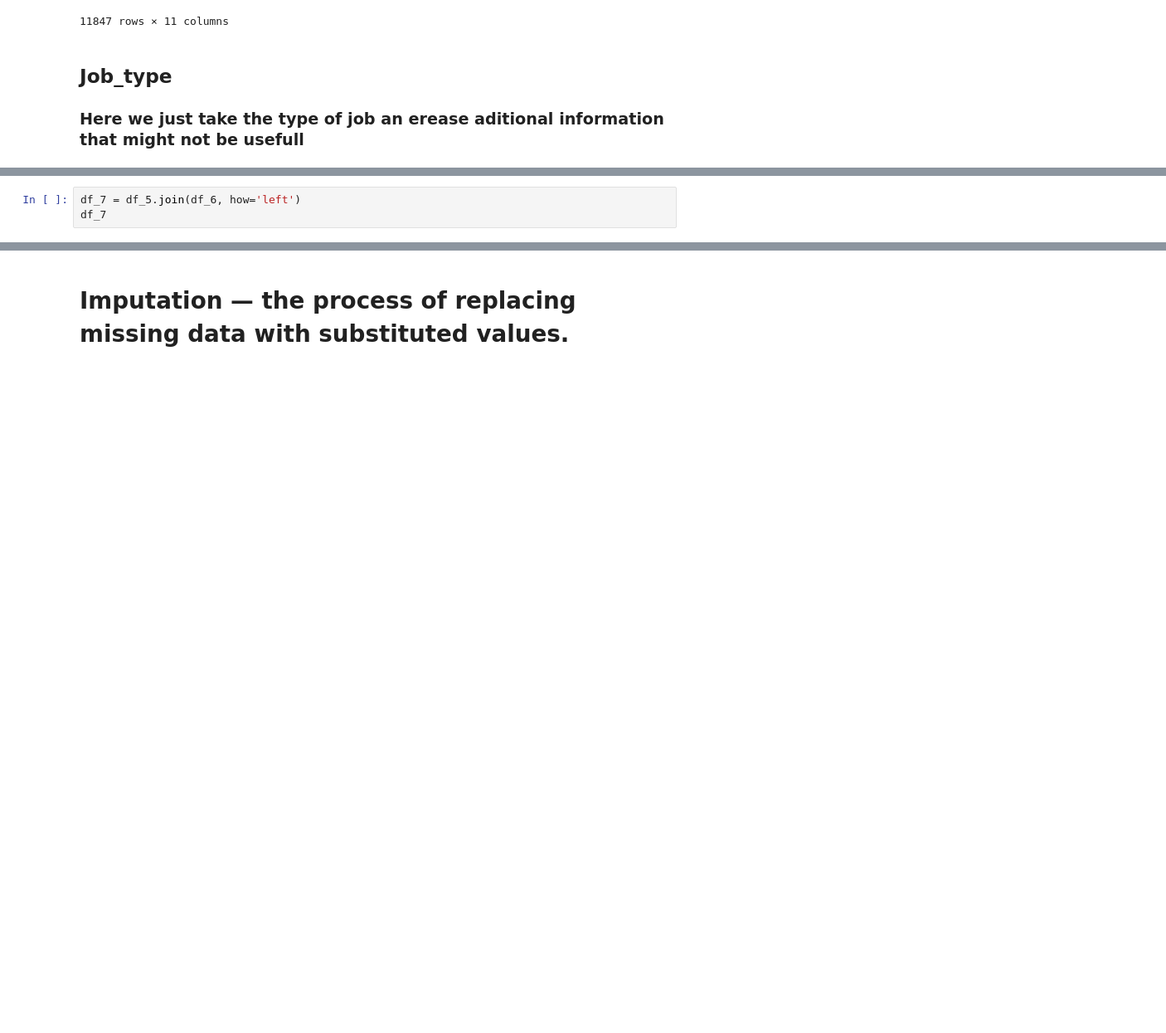
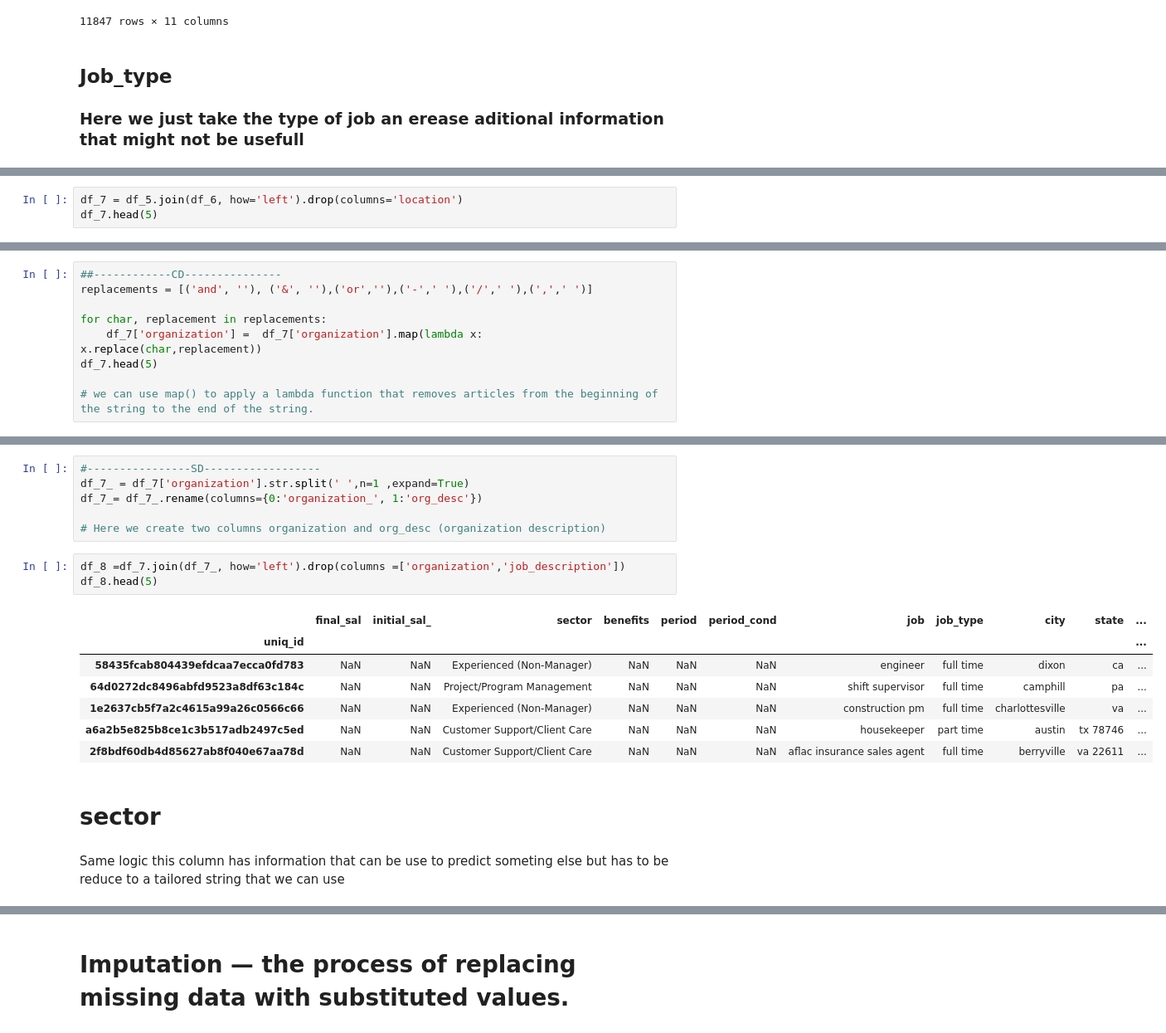
Before and after one commit to yohan-alfonso/Data_Cleansing_with_Python, a Jupyter notebook: main.ipynb, the cells around one changed output, grey strips where cells are left out. Shown at 83% size. Saved outputs shown, nothing was run; the diff lists cells and outputs as text; blank space fills up the shorter version.

```diff
--- a/main.ipynb
+++ b/main.ipynb
@@ -769,6 +714,6 @@ df_6
 | 40161cf61c283af9dc2b0a62947a5f1b | chicago | il 60609 |
 11847 rows × 2 columns
 # %%
-df_7 = df_5.join(df_6, how='left')
-df_7
+df_7 = df_5.join(df_6, how='left').drop(columns='location')
+df_7.head(5)
 # %% [output]
@@ -794,0 +731,9 @@ df_7
+# %%
+##------------CD---------------
+replacements = [('and', ''), ('&', ''),('or',''),('-',' '),('/',' '),(',',' ')]
+
+for char, replacement in replacements:
+    df_7['organization'] =  df_7['organization'].map(lambda x: x.replace(char,replacement))
+df_7.head(5)
+
+# we can use map() to apply a lambda function that removes articles from the beginning of the string to the end of the string.
@@ -794,0 +748,21 @@ df_7
+# %%
+#----------------SD------------------
+df_7_ = df_7['organization'].str.split(' ',n=1 ,expand=True)
+df_7_= df_7_.rename(columns={0:'organization_', 1:'org_desc'})
+
+# Here we create two columns organization and org_desc (organization description)
+# %%
+df_8 =df_7.join(df_7_, how='left').drop(columns =['organization','job_description'])
+df_8.head(5)
+# %% [output]
+|  | final_sal | initial_sal_ | sector | benefits | period | period_cond | job | job_type | city | state | ... |
+| uniq_id |  |  |  |  |  |  |  |  |  |  | ... |
+| 58435fcab804439efdcaa7ecca0fd783 | NaN | NaN | Experienced (Non-Manager) | NaN | NaN | NaN | engineer | full time | dixon | ca | ... |
+| 64d0272dc8496abfd9523a8df63c184c | NaN | NaN | Project/Program Management | NaN | NaN | NaN | shift supervisor | full time | camphill | pa | ... |
+| 1e2637cb5f7a2c4615a99a26c0566c66 | NaN | NaN | Experienced (Non-Manager) | NaN | NaN | NaN | construction pm | full time | charlottesville | va | ... |
+| a6a2b5e825b8ce1c3b517adb2497c5ed | NaN | NaN | Customer Support/Client Care | NaN | NaN | NaN | housekeeper | part time | austin | tx 78746 | ... |
+| 2f8bdf60db4d85627ab8f040e67aa78d | NaN | NaN | Customer Support/Client Care | NaN | NaN | NaN | aflac insurance sales agent | full time | berryville | va 22611 | ... |
+# %% [markdown]
+# sector
+# %% [markdown]
+Same logic this column has information that can be use to predict someting else but has to be reduce to a tailored string that we can use
```
Also changed, not shown: parts of 61 cells of this notebook.
